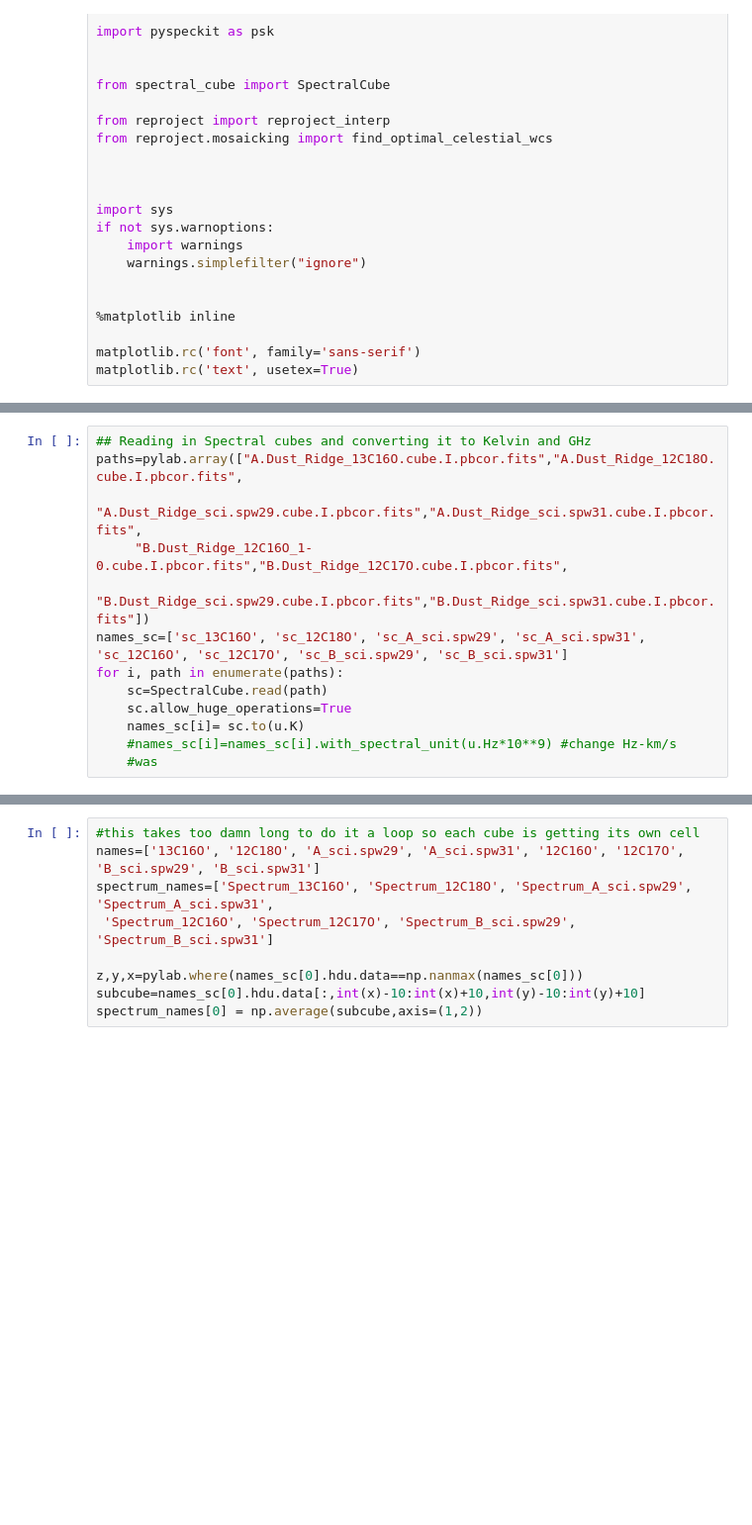
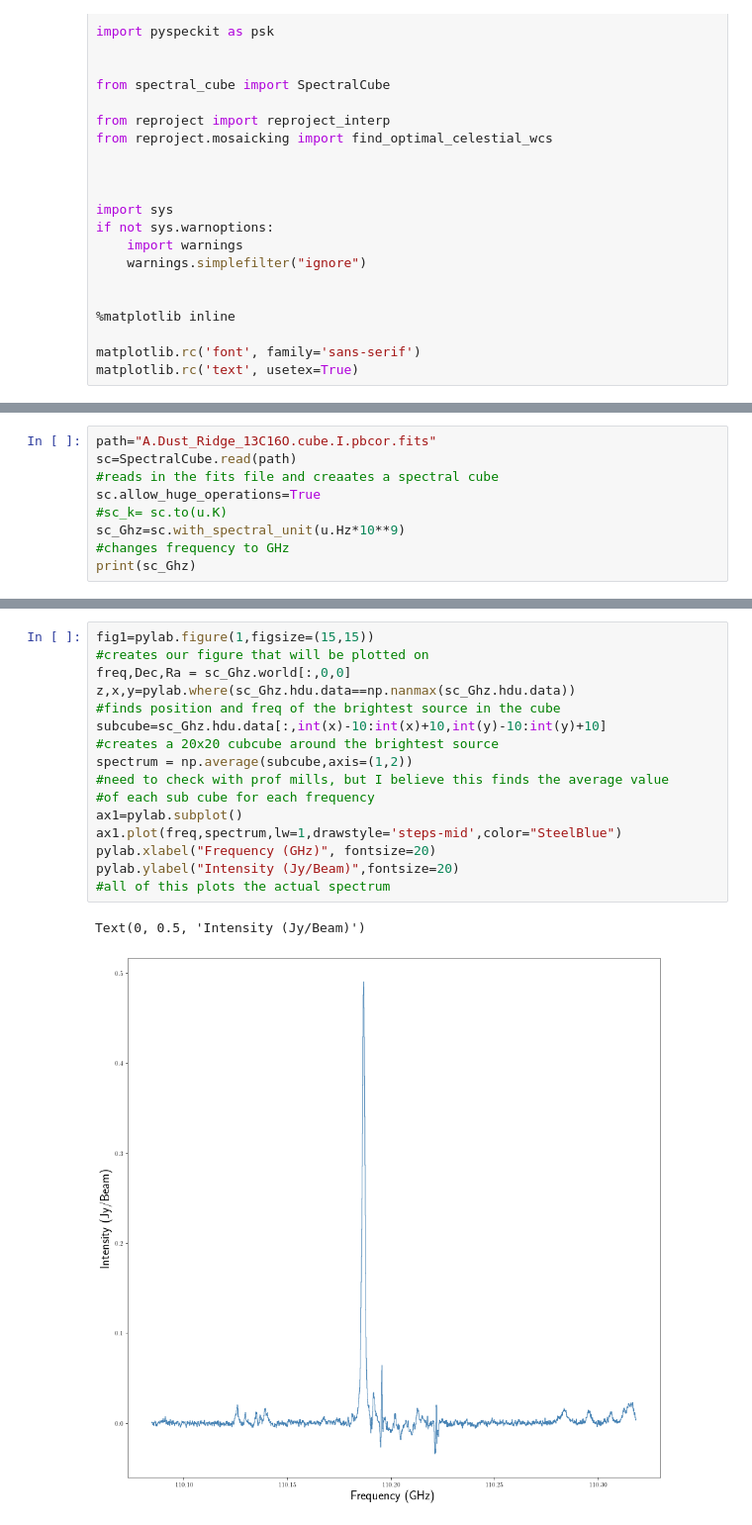
Before and after one commit to Parkerwise/Cloud-C, a Jupyter notebook: Task 5.ipynb, the cells around one changed output, grey strips where cells are left out. Shown: that part at 99% size. Cells and saved outputs as stored; diff of their text form; blank space fills up the shorter version.

Commit message:
Replotted 13C160 and began to find the Gaussian profile of the suspected 12CO line

```diff
--- a/Task 5.ipynb
+++ b/Task 5.ipynb
@@ -38,13 +48,9 @@ matplotlib.rc('text', usetex=True)
 # %%
-## Reading in Spectral cubes and converting it to Kelvin and GHz
-paths=pylab.array(["A.Dust_Ridge_13C16O.cube.I.pbcor.fits","A.Dust_Ridge_12C18O.cube.I.pbcor.fits",
-      "A.Dust_Ridge_sci.spw29.cube.I.pbcor.fits","A.Dust_Ridge_sci.spw31.cube.I.pbcor.fits",
-     "B.Dust_Ridge_12C16O_1-0.cube.I.pbcor.fits","B.Dust_Ridge_12C17O.cube.I.pbcor.fits",
-     "B.Dust_Ridge_sci.spw29.cube.I.pbcor.fits","B.Dust_Ridge_sci.spw31.cube.I.pbcor.fits"])
-names_sc=['sc_13C16O', 'sc_12C18O', 'sc_A_sci.spw29', 'sc_A_sci.spw31', 'sc_12C16O', 'sc_12C17O', 'sc_B_sci.spw29', 'sc_B_sci.spw31']
-for i, path in enumerate(paths):
-    sc=SpectralCube.read(path)
-    sc.allow_huge_operations=True
-    names_sc[i]= sc.to(u.K)
-    #names_sc[i]=names_sc[i].with_spectral_unit(u.Hz*10**9) #change Hz-km/s
-    #was
+path="A.Dust_Ridge_13C16O.cube.I.pbcor.fits"
+sc=SpectralCube.read(path)
+#reads in the fits file and creaates a spectral cube
+sc.allow_huge_operations=True
+#sc_k= sc.to(u.K)
+sc_Ghz=sc.with_spectral_unit(u.Hz*10**9)
+#changes frequency to GHz
+print(sc_Ghz)
@@ -51,10 +62,20 @@ for i, path in enumerate(paths):
 # %%
-#this takes too damn long to do it a loop so each cube is getting its own cell
-names=['13C16O', '12C18O', 'A_sci.spw29', 'A_sci.spw31', '12C16O', '12C17O', 'B_sci.spw29', 'B_sci.spw31']
-spectrum_names=['Spectrum_13C16O', 'Spectrum_12C18O', 'Spectrum_A_sci.spw29', 'Spectrum_A_sci.spw31',
- 'Spectrum_12C16O', 'Spectrum_12C17O', 'Spectrum_B_sci.spw29', 'Spectrum_B_sci.spw31']
-
-z,y,x=pylab.where(names_sc[0].hdu.data==np.nanmax(names_sc[0]))
-subcube=names_sc[0].hdu.data[:,int(x)-10:int(x)+10,int(y)-10:int(y)+10]
-spectrum_names[0] = np.average(subcube,axis=(1,2))
+fig1=pylab.figure(1,figsize=(15,15))
+#creates our figure that will be plotted on
+freq,Dec,Ra = sc_Ghz.world[:,0,0]
+z,x,y=pylab.where(sc_Ghz.hdu.data==np.nanmax(sc_Ghz.hdu.data))
+#finds position and freq of the brightest source in the cube
+subcube=sc_Ghz.hdu.data[:,int(x)-10:int(x)+10,int(y)-10:int(y)+10]
+#creates a 20x20 cubcube around the brightest source
+spectrum = np.average(subcube,axis=(1,2))
+#need to check with prof mills, but I believe this finds the average value
+#of each sub cube for each frequency
+ax1=pylab.subplot()
+ax1.plot(freq,spectrum,lw=1,drawstyle='steps-mid',color="SteelBlue")
+pylab.xlabel("Frequency (GHz)", fontsize=20)
+pylab.ylabel("Intensity (Jy/Beam)",fontsize=20)
+#all of this plots the actual spectrum
+# %% [output]
+Text(0, 0.5, 'Intensity (Jy/Beam)')
+[figure, added]
 # %%
```
Also changed, not shown: parts of 4 cells of this notebook.
